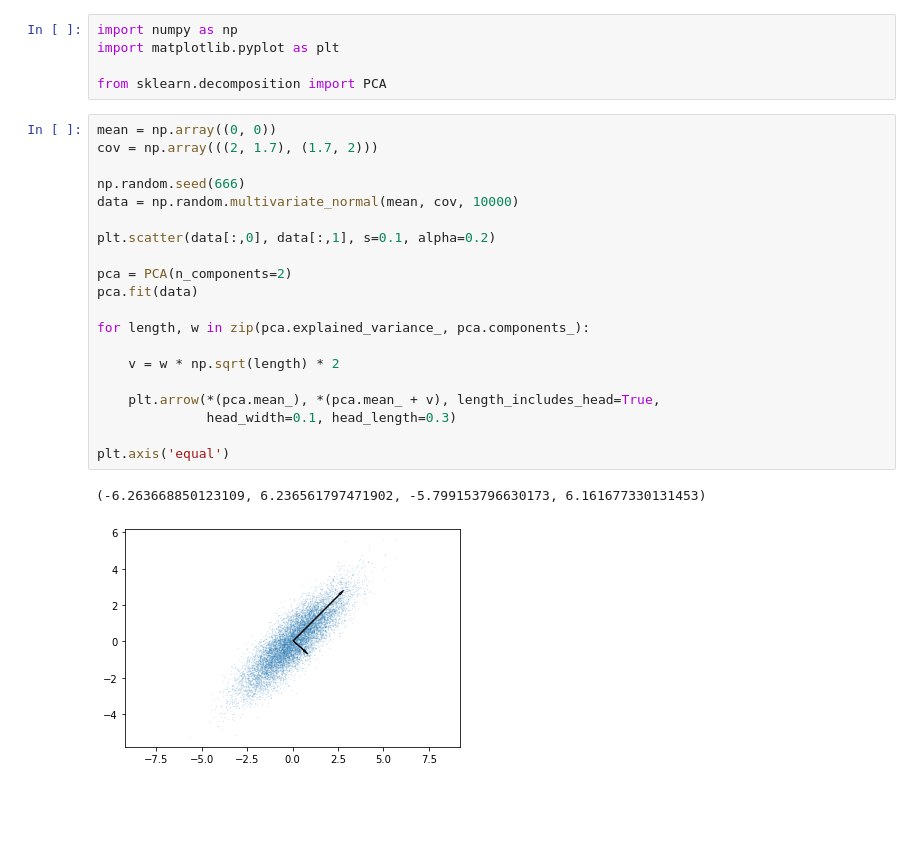
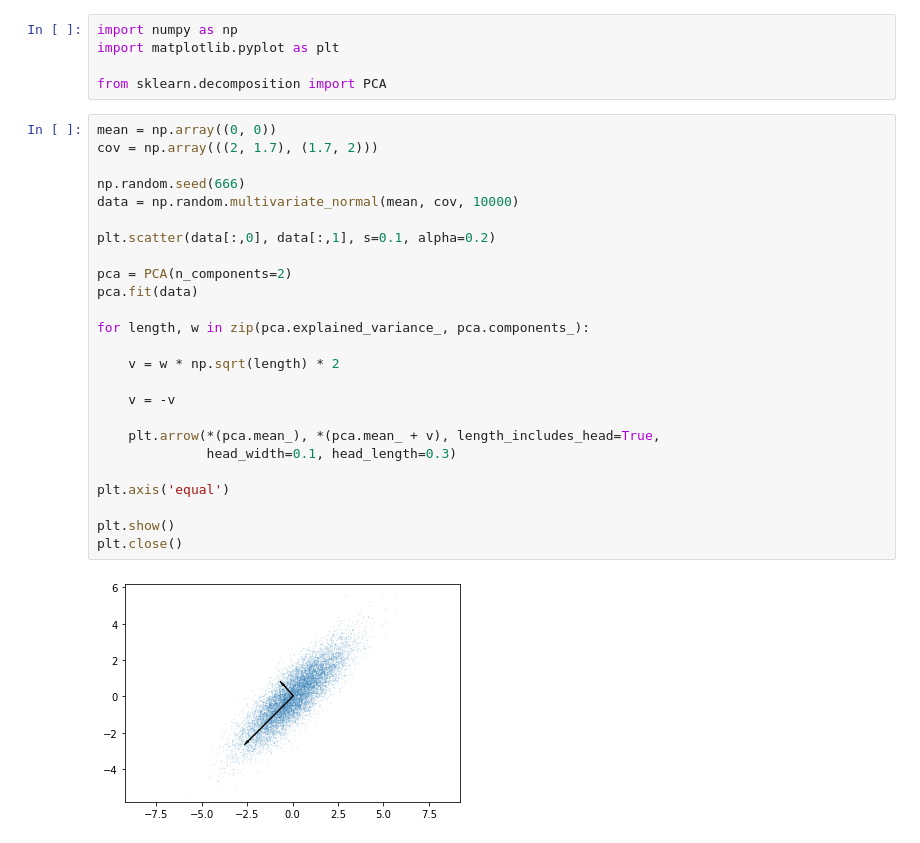
Before and after one commit to SyuW/Liquid-Crystals-Monte-Carlo, a Jupyter notebook: notebooks/PCA_Experiments.ipynb, the cells around one changed output. Cells and saved outputs as stored; diff of their text form; blank space fills up the shorter version.

```diff
--- a/notebooks/PCA_Experiments.ipynb
+++ b/notebooks/PCA_Experiments.ipynb
@@ -6,23 +6,27 @@ from sklearn.decomposition import PCA
 # %%
 mean = np.array((0, 0))
 cov = np.array(((2, 1.7), (1.7, 2)))
 
 np.random.seed(666)
 data = np.random.multivariate_normal(mean, cov, 10000)
 
 plt.scatter(data[:,0], data[:,1], s=0.1, alpha=0.2)
 
 pca = PCA(n_components=2)
 pca.fit(data)
 
 for length, w in zip(pca.explained_variance_, pca.components_):
 
     v = w * np.sqrt(length) * 2
 
+    v = -v
+
     plt.arrow(*(pca.mean_), *(pca.mean_ + v), length_includes_head=True,
               head_width=0.1, head_length=0.3)
 
 plt.axis('equal')
+
+plt.show()
+plt.close()
 # %% [output]
-(-6.263668850123109, 6.236561797471902, -5.799153796630173, 6.161677330131453)
-[figure, old version]
+[figure, new version]
```
Also changed, not shown: parts of 4 cells of this notebook, 7 other files.
